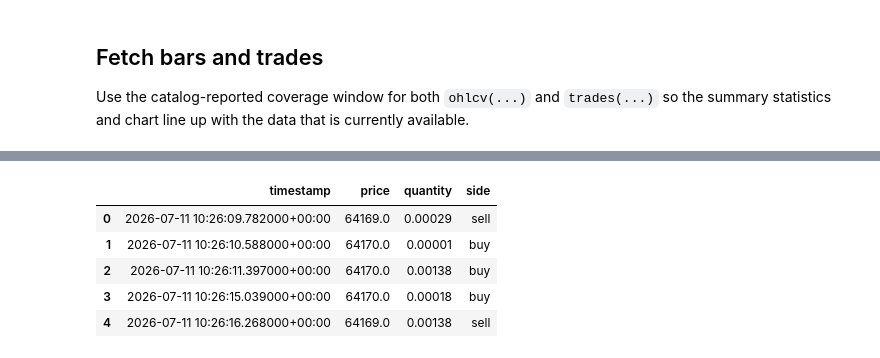
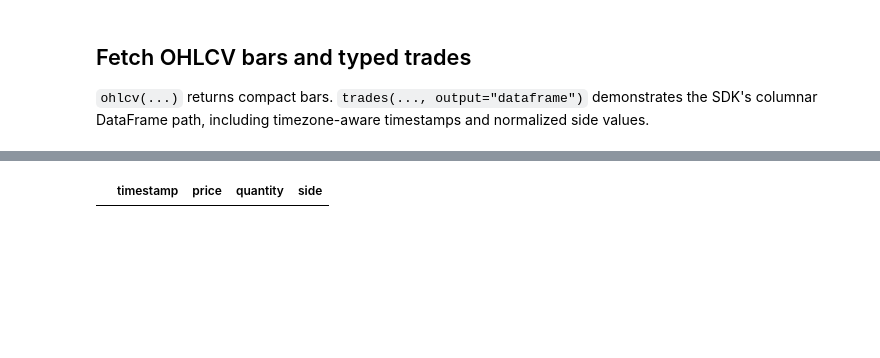
Before and after one commit to polaris-data/notebooks, a Jupyter notebook: notebooks/hyperliquid_btc_trade_analysis.ipynb, the cells around one changed output, grey strips where cells are left out. Saved outputs shown, nothing was run; the diff lists cells and outputs as text; code cells hidden in the pictures; blank space fills up the shorter version.

```diff
--- a/notebooks/hyperliquid_btc_trade_analysis.ipynb
+++ b/notebooks/hyperliquid_btc_trade_analysis.ipynb
@@ -21,3 +63,4 @@ plt.style.use("seaborn-v0_8-darkgrid")
 # %%
 source = "hyperliquid"
 market = "BTC"
+window_length = pd.Timedelta(minutes=15)
@@ -50,46 +97,41 @@ Catalog coverage: 2026-07-11 10:26:03.874000+00:00 -> 2026-07-12 00:39:28.083000
-# %% [markdown]
-## Fetch bars and trades
-Use the catalog-reported coverage window for both `ohlcv(...)` and `trades(...)` so the summary statistics and chart line up with the data that is currently available.
-# %%
-with PolarisClient() as client:
-    bars = client.ohlcv(
-        source=source,
-        market=market,
-        interval="1m",
-        from_=available_start,
-        to=available_end,
-        allow_gaps=True,
-    )
-    trades = client.trades(
-        source=source,
-        market=market,
-        from_=available_start,
-        to=available_end,
-    )
+# %% [markdown]
+## Fetch OHLCV bars and typed trades
+
+`ohlcv(...)` returns compact bars. `trades(..., output="dataframe")` demonstrates the SDK's
+columnar DataFrame path, including timezone-aware timestamps and normalized side values.
 # %%
+with PolarisClient() as client:
+    bars = client.ohlcv(
+        source=source,
+        market=market,
+        interval="1m",
+        from_=window_start,
+        to=window_end,
+        allow_gaps=True,
+    )
+    trades_df = client.trades(
+        source=source,
+        market=market,
+        from_=window_start,
+        to=window_end,
+        allow_gaps=True,
+        output="dataframe",
+    )
+
 bars_df = pd.DataFrame(bars)
 if bars_df.empty:
-    bars_df = pd.DataFrame(columns=["timestamp", "open", "high", "low", "close", "volume", "trades", "interval"])
-bars_df["timestamp"] = pd.to_datetime(bars_df["timestamp"], unit="ms", utc=True)
+    bars_df = pd.DataFrame(columns=["timestamp", "open", "high", "low", "close", "volume"])
+else:
+    bars_df["timestamp"] = pd.to_datetime(bars_df["timestamp"], unit="ms", utc=True)
 bars_df = bars_df.set_index("timestamp").sort_index()
 
-trades_df = pd.json_normalize(trades)
 if trades_df.empty:
-    trades_df = pd.DataFrame(columns=["timestamp", "data.price", "data.quantity", "data.side"])
-trades_df["timestamp"] = pd.to_datetime(trades_df["timestamp"], unit="ms", utc=True)
-trades_df = trades_df.rename(
-    columns={
-        "data.price": "price",
-        "data.quantity": "quantity",
-        "data.side": "side",
-    }
-)
-trades_df = trades_df.sort_values("timestamp")
+    trades_df = pd.DataFrame(columns=["timestamp", "price", "quantity", "side"])
+else:
+    trades_df["timestamp"] = pd.to_datetime(trades_df["timestamp"], utc=True)
+    trades_df = trades_df.sort_values("timestamp")
 
-if not bars_df.empty:
-    print(f"Bars returned: {bars_df.index.min()} -> {bars_df.index.max()} ({len(bars_df)} rows)")
-if not trades_df.empty:
-    print(f"Trades returned: {trades_df['timestamp'].min()} -> {trades_df['timestamp'].max()} ({len(trades_df)} rows)")
-
-trades_df[["timestamp", "price", "quantity", "side"]].head()
+print(f"OHLCV rows: {len(bars_df):,}")
+print(f"Trade rows: {len(trades_df):,}")
+trades_df.head()
 # %% [output]
@@ -98,6 +140 @@ Trades returned: 2026-07-11 10:26:09.782000+00:00 -> 2026-07-12 00:39:27.002000+
 |  | timestamp | price | quantity | side |
-| 0 | 2026-07-11 10:26:09.782000+00:00 | 64169.0 | 0.00029 | sell |
-| 1 | 2026-07-11 10:26:10.588000+00:00 | 64170.0 | 0.00001 | buy |
-| 2 | 2026-07-11 10:26:11.397000+00:00 | 64170.0 | 0.00138 | buy |
-| 3 | 2026-07-11 10:26:15.039000+00:00 | 64170.0 | 0.00018 | buy |
-| 4 | 2026-07-11 10:26:16.268000+00:00 | 64169.0 | 0.00138 | sell |
```
Also changed, not shown: parts of 15 cells of this notebook, 7 other files.
